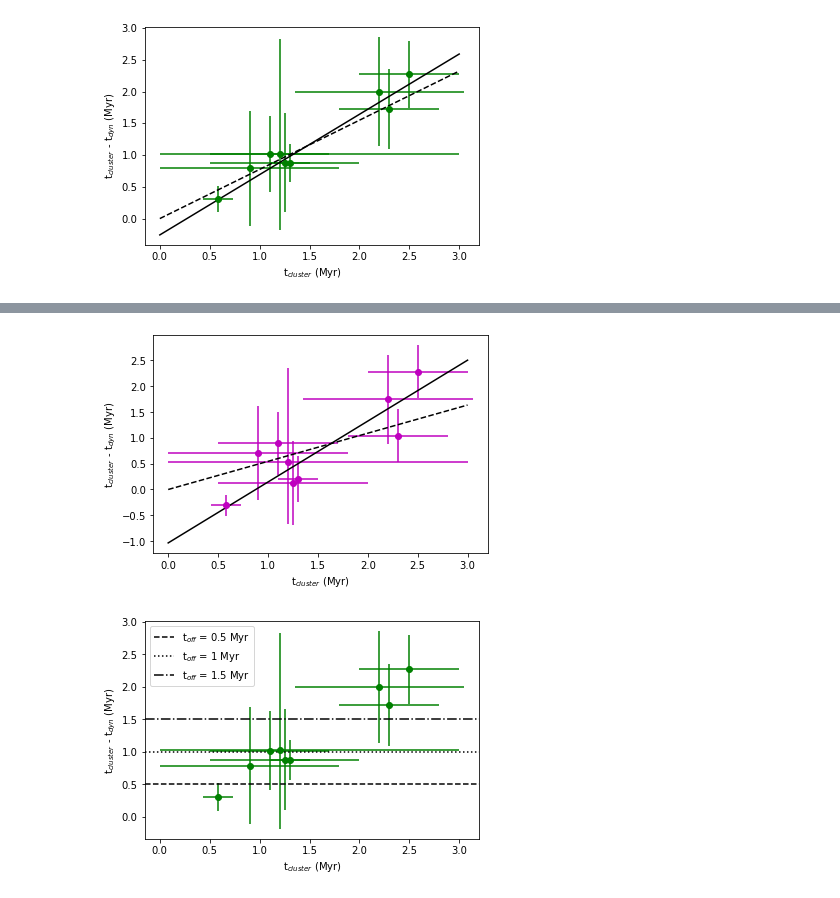
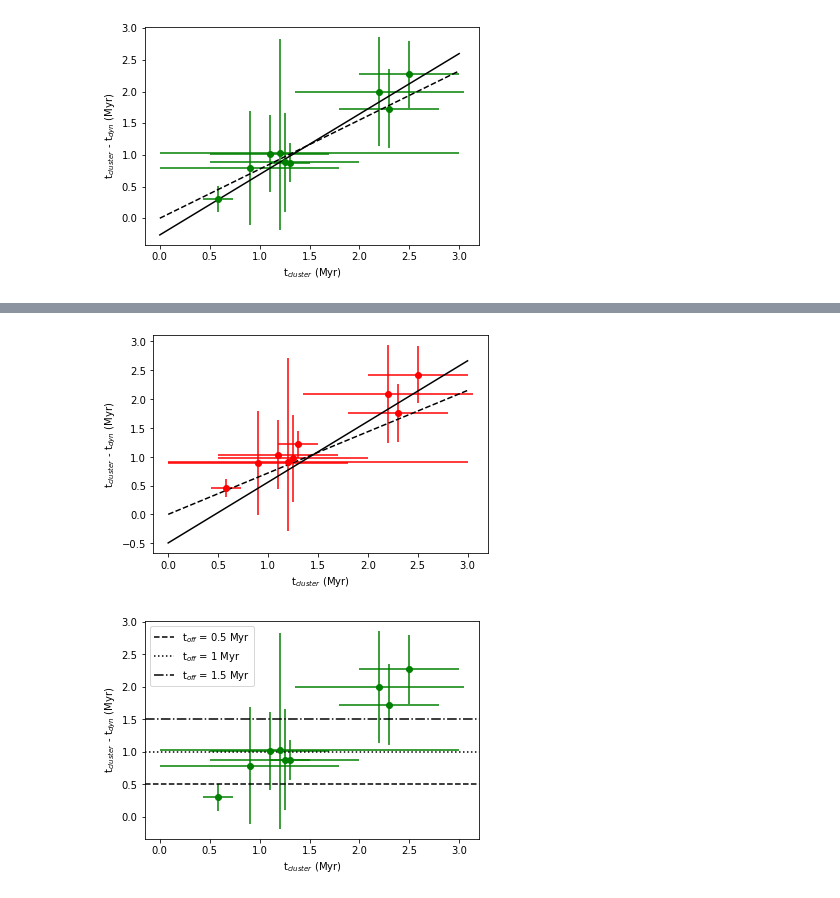
Before and after one commit to lmlb-astro/timescale-CII-, a Jupyter notebook: calculateSizeAndTimescaleOfTheRegion.ipynb, the cells around one changed output, grey strips where cells are left out. Cells and saved outputs as stored; diff of their text form; code cells hidden in the pictures.

```diff
--- a/calculateSizeAndTimescaleOfTheRegion.ipynb
+++ b/calculateSizeAndTimescaleOfTheRegion.ipynb
@@ -272,17 +291,25 @@ ageDiffList = []
 ageDiffListMin = []
 ageDiffListMax = []
 
-altAgeDiffListFWHM = []
-altAgeDiffListFWHMMin = []
-altAgeDiffListFWHMMax = []
+maxAgeDiffListFWHM = []
+maxAgeDiffListFWHMMin = []
+maxAgeDiffListFWHMMax = []
 
-for d1, dFWHMa, a1, d1Min, d1Max, dFWHMaMin, dFWHMaMax, a1Min, a1Max in zip(dynAgeList_MC,altDynAgeListFWHM,clusterAgeList,dynAgeErrListMin_MC,dynAgeErrListMax_MC,altDynAgeErrListFWHMMin,altDynAgeErrListFWHMMax,clusterAgeListMin,clusterAgeListMax):
+peakAgeDiffListFWHM = []
+peakAgeDiffListFWHMMin = []
+peakAgeDiffListFWHMMax = []
+
+for d1, dFWHMa, p1, a1, d1Min, d1Max, dFWHMaMin, dFWHMaMax, p1Min, p1Max, a1Min, a1Max in zip(dynAgeList_MC,maxDynAgeListFWHM,peakDynAgeListFWHM,clusterAgeList,dynAgeErrListMin_MC,dynAgeErrListMax_MC,maxDynAgeErrListFWHMMin,maxDynAgeErrListFWHMMax,peakDynAgeErrListFWHMMin,peakDynAgeErrListFWHMMax,clusterAgeListMin,clusterAgeListMax):
     ageDiffList.append(a1-d1)
     ageDiffListMin.append(np.sqrt(a1Min**2 + d1Min**2))
     ageDiffListMax.append(np.sqrt(a1Max**2 + d1Max**2))
 
-    altAgeDiffListFWHM.append(a1-dFWHMa)
-    altAgeDiffListFWHMMin.append(np.sqrt(a1Min**2 + dFWHMaMin**2))
-    altAgeDiffListFWHMMax.append(np.sqrt(a1Max**2 + dFWHMaMax**2))
+    maxAgeDiffListFWHM.append(a1-dFWHMa)
+    maxAgeDiffListFWHMMin.append(np.sqrt(a1Min**2 + dFWHMaMin**2))
+    maxAgeDiffListFWHMMax.append(np.sqrt(a1Max**2 + dFWHMaMax**2))
+
+    peakAgeDiffListFWHM.append(a1-p1)
+    peakAgeDiffListFWHMMin.append(np.sqrt(a1Min**2 + p1Min**2))
+    peakAgeDiffListFWHMMax.append(np.sqrt(a1Max**2 + p1Max**2))
 # %% [markdown]
 ## Fitting to the cluster and dynamical timescale results
@@ -351,0 +316,4 @@ Reason(s) for Halting:
+# %%
+## fit linear function to random sampling
+x1, y1 = funcs.fit_lin_func(clusterAgeList,ageDiffList,clusterAgeListMin,ageDiffListMin,[1.,0.5],0.,3.,10)
+x1_no, y1_no = funcs.fit_lin_func_no_offset(clusterAgeList,ageDiffList,clusterAgeListMin,ageDiffListMin,[1.],0.,3.,10)
@@ -351,0 +336,4 @@ Reason(s) for Halting:
+# %%
+## fit data to maximal size from spatial cuts
+xFWHMa, yFWHMa = funcs.fit_lin_func(clusterAgeList,maxAgeDiffListFWHM,clusterAgeListMin,maxAgeDiffListFWHMMin,[1.,0.5],0.,3.,10)
+xFWHMa_no, yFWHMa_no = funcs.fit_lin_func_no_offset(clusterAgeList,maxAgeDiffListFWHM,clusterAgeListMin,maxAgeDiffListFWHMMin,[1.],0.,3.,10)
@@ -411,15 +459,15 @@ plt.show()
 # %%
-plt.errorbar(clusterAgeList,altAgeDiffListFWHM,xerr=[clusterAgeListMin,clusterAgeListMax], yerr=[altAgeDiffListFWHMMin,altAgeDiffListFWHMMax], fmt='o',color='m')
+plt.errorbar(clusterAgeList,peakAgeDiffListFWHM,xerr=[clusterAgeListMin,clusterAgeListMax], yerr=[peakAgeDiffListFWHMMin,peakAgeDiffListFWHMMax], fmt='o',color='r')
 plt.ylabel('t$_{cluster}$ - t$_{dyn}$ (Myr)')
 plt.xlabel('t$_{cluster}$ (Myr)')
 plt.plot(xFWHMa,yFWHMa,'k-')
 plt.plot(xFWHMa_no,yFWHMa_no,'k--')
 
 #plt.legend()
 #plt.savefig('test.pdf',dpi=300)
 plt.show()
 # %% [output]
-[figure, old version]
+[figure, new version]
 # %%
 plt.errorbar(clusterAgeList,ageDiffList,xerr=[clusterAgeListMin,clusterAgeListMax], yerr=[ageDiffListMin,ageDiffListMax], fmt='o',color='g')
 
```
Also changed, not shown: parts of 16 cells of this notebook, 1 other file.
